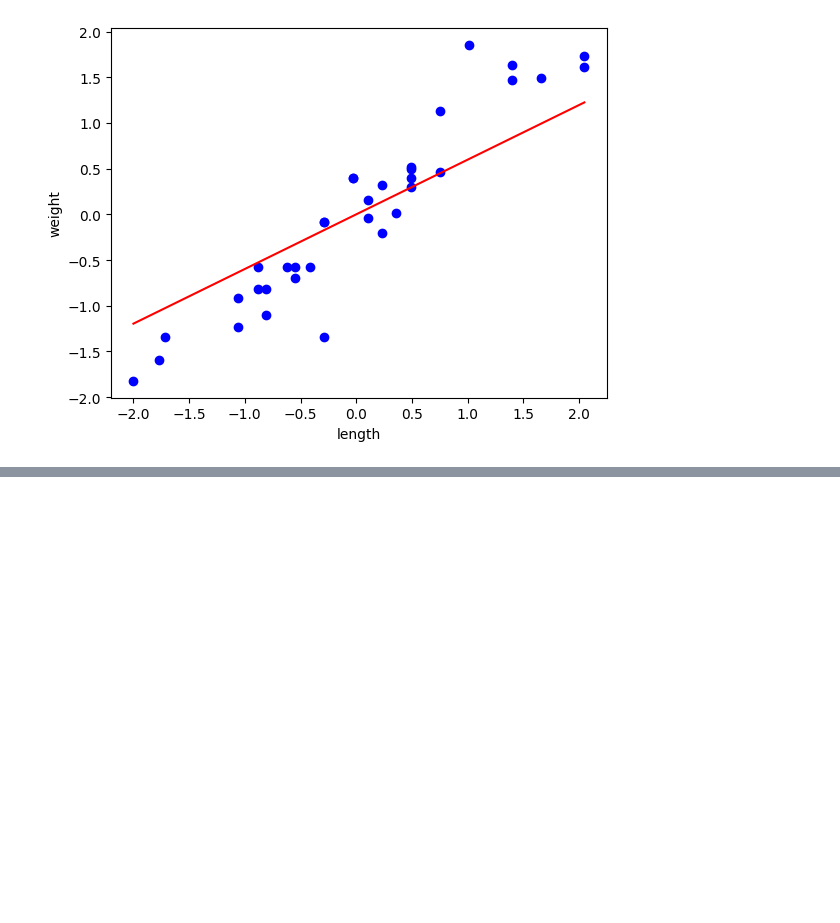
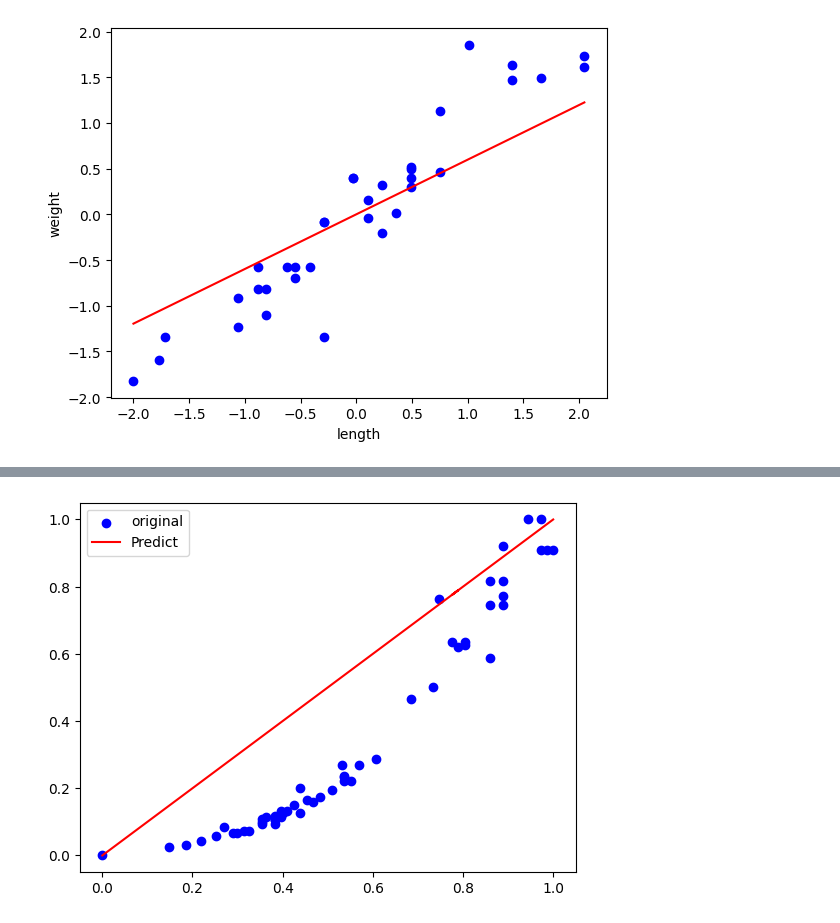
Before and after one commit to leekyuyoung-ai/AI, a Jupyter notebook: 1_10_회귀.ipynb, the cells around one changed output, grey strips where cells are left out. Drawn from its saved outputs; the diff is of its cells as text; code cells hidden in the pictures; blank space fills up the shorter version.

```diff
--- a/1_10_회귀.ipynb
+++ b/1_10_회귀.ipynb
@@ -127,0 +225,13 @@ plt.show()
+# %%
+perch_length_minmax = np.array(perch_length_minmax)
+perch_length_minmax_poly = np.column_stack((perch_length_minmax**2,perch_length_minmax))
+from sklearn.linear_model import LinearRegression
+lr = LinearRegression()
+lr.fit(perch_length_minmax_poly,perch_length_minmax)
+
+plt.scatter(perch_length_minmax,perch_weight_minmax,color='blue',label = 'original')
+plt.plot(perch_length_minmax, lr.predict(perch_length_minmax_poly),color='red',label='Predict')
+plt.legend()
+plt.show()
+# %% [output]
+[figure, added]
```
Also changed, not shown: parts of 15 cells of this notebook.
